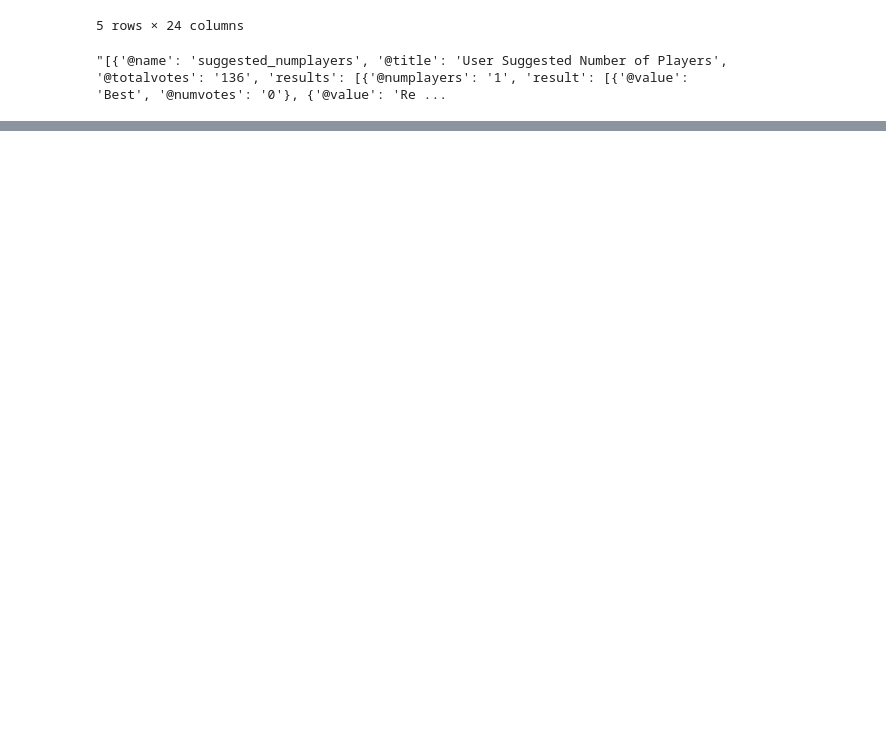
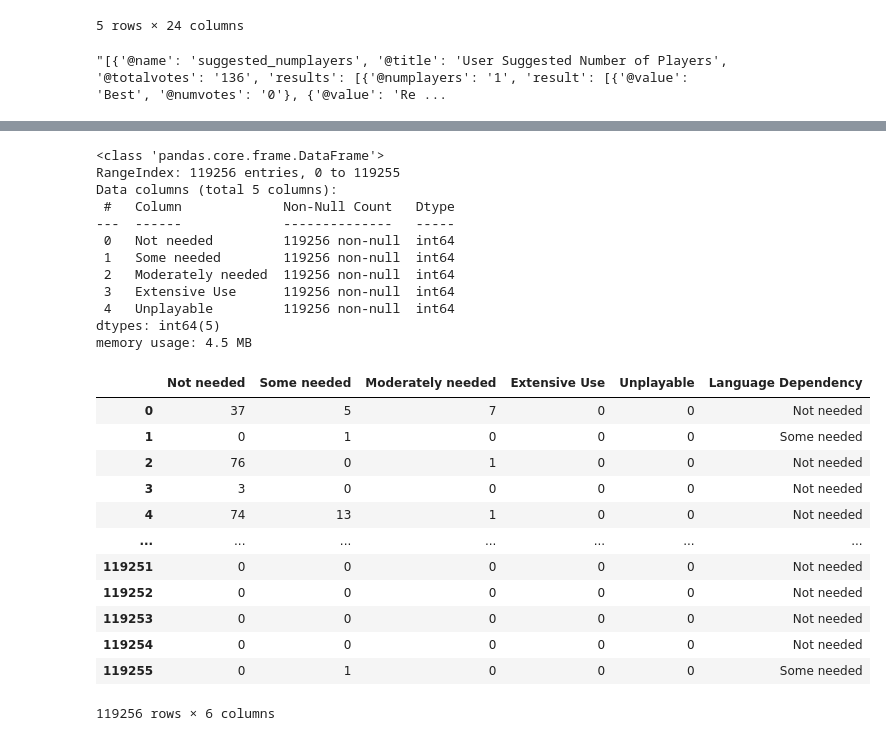
Before and after one commit to trapperkreeper/Project1, a Jupyter notebook: language_related.ipynb, the cells around one changed output, grey strips where cells are left out. Drawn from its saved outputs; the diff is of its cells as text; code cells hidden in the pictures; blank space fills up the shorter version.

Commit message:
WIP on language

```diff
--- a/language_related.ipynb
+++ b/language_related.ipynb
@@ -77,0 +122,4 @@ memory usage: 933.6+ KB
+# %%
+language_df = df["language_poll"]
+
+language_df[0]
@@ -77,0 +160,4 @@ memory usage: 933.6+ KB
+# %%
+# Creating a df of the language_df's list
+df2 = pd.DataFrame([item for sublist in language_df for item in sublist])
+df2.tail()
@@ -77,0 +193,5 @@ memory usage: 933.6+ KB
+# %%
+df3 = df2.rename(columns = {0:"Not needed", 1:"Some needed", 2:"Moderately needed", 3:"Extensive Use", 4:"Unplayable"})
+display(df3.head(2))
+
+df3.columns
@@ -77,0 +205,11 @@ memory usage: 933.6+ KB
+# %%
+def extract_str_conv_int (d, key):
+    if key in d:
+        return int(d[key])
+    else:
+        return None
+
+for col in df3.columns:
+    df3[col] = df3[col].apply(lambda x: extract_str_conv_int (x, '@numvotes'))
+
+df3
@@ -77,0 +230,31 @@ memory usage: 933.6+ KB
+# %%
+df3.info()
+
+df3["Language Dependency"] = df3.idxmax(axis=1)
+df3
+# %% [output]
+<class 'pandas.core.frame.DataFrame'>
+RangeIndex: 119256 entries, 0 to 119255
+Data columns (total 5 columns):
+ #   Column             Non-Null Count   Dtype
+---  ------             --------------   -----
+ 0   Not needed         119256 non-null  int64
+ 1   Some needed        119256 non-null  int64
+ 2   Moderately needed  119256 non-null  int64
+ 3   Extensive Use      119256 non-null  int64
+ 4   Unplayable         119256 non-null  int64
+dtypes: int64(5)
+memory usage: 4.5 MB
+|  | Not needed | Some needed | Moderately needed | Extensive Use | Unplayable | Language Dependency |
+| 0 | 37 | 5 | 7 | 0 | 0 | Not needed |
+| 1 | 0 | 1 | 0 | 0 | 0 | Some needed |
+| 2 | 76 | 0 | 1 | 0 | 0 | Not needed |
+| 3 | 3 | 0 | 0 | 0 | 0 | Not needed |
+| 4 | 74 | 13 | 1 | 0 | 0 | Not needed |
+| ... | ... | ... | ... | ... | ... | ... |
+| 119251 | 0 | 0 | 0 | 0 | 0 | Not needed |
+| 119252 | 0 | 0 | 0 | 0 | 0 | Not needed |
+| 119253 | 0 | 0 | 0 | 0 | 0 | Not needed |
+| 119254 | 0 | 0 | 0 | 0 | 0 | Not needed |
+| 119255 | 0 | 1 | 0 | 0 | 0 | Some needed |
+119256 rows × 6 columns
```
Also changed, not shown: parts of 10 cells of this notebook.
